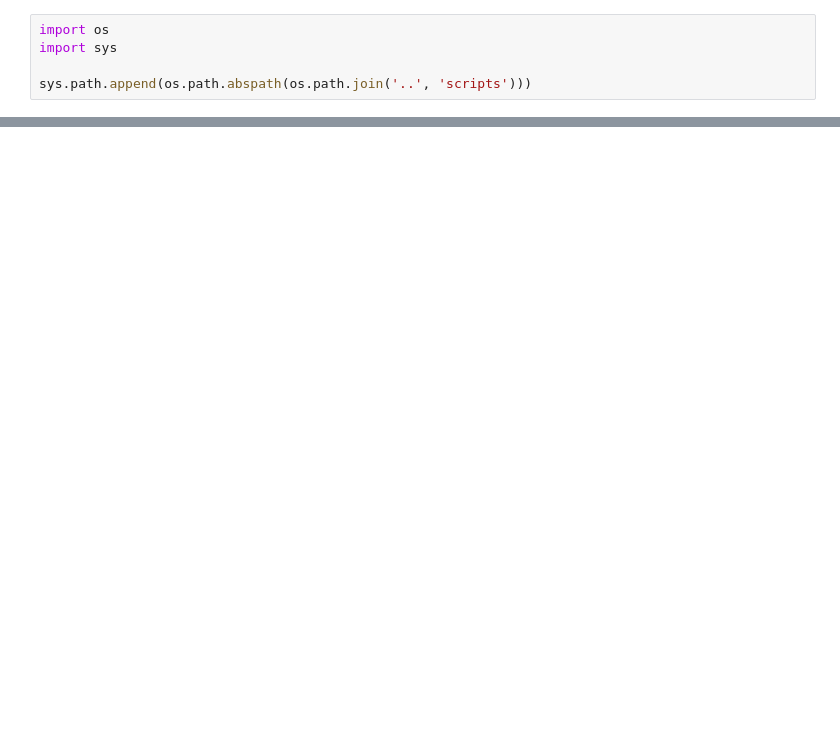
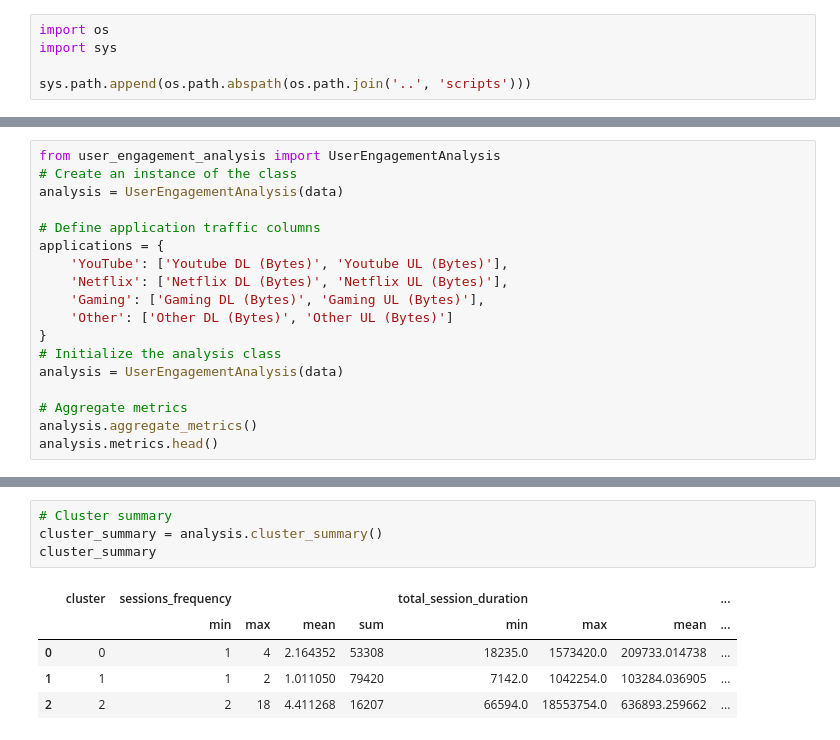
Before and after one commit to Abel-16/10-Academy-week-2, a Jupyter notebook: notebooks/user_engagement.ipynb, the cells around one changed output, grey strips where cells are left out. Saved outputs shown, nothing was run; the diff lists cells and outputs as text; blank space fills up the shorter version.

Commit message:
User Engagement Analysis

```diff
--- a/notebooks/user_engagement.ipynb
+++ b/notebooks/user_engagement.ipynb
@@ -12,0 +25,18 @@ ModuleNotFoundError: No module named 'seaborn'
+# %%
+from user_engagement_analysis import UserEngagementAnalysis
+# Create an instance of the class
+analysis = UserEngagementAnalysis(data)
+
+# Define application traffic columns
+applications = {
+    'YouTube': ['Youtube DL (Bytes)', 'Youtube UL (Bytes)'],
+    'Netflix': ['Netflix DL (Bytes)', 'Netflix UL (Bytes)'],
+    'Gaming': ['Gaming DL (Bytes)', 'Gaming UL (Bytes)'],
+    'Other': ['Other DL (Bytes)', 'Other UL (Bytes)']
+}
+# Initialize the analysis class
+analysis = UserEngagementAnalysis(data)
+
+# Aggregate metrics
+analysis.aggregate_metrics()
+analysis.metrics.head()
@@ -12,0 +93,10 @@ ModuleNotFoundError: No module named 'seaborn'
+# %%
+# Cluster summary
+cluster_summary = analysis.cluster_summary()
+cluster_summary
+# %% [output]
+|  | cluster | sessions_frequency |  |  |  | total_session_duration |  |  | ... |
+|  |  | min | max | mean | sum | min | max | mean | ... |
+| 0 | 0 | 1 | 4 | 2.164352 | 53308 | 18235.0 | 1573420.0 | 209733.014738 | ... |
+| 1 | 1 | 1 | 2 | 1.011050 | 79420 | 7142.0 | 1042254.0 | 103284.036905 | ... |
+| 2 | 2 | 2 | 18 | 4.411268 | 16207 | 66594.0 | 18553754.0 | 636893.259662 | ... |
```
Also changed, not shown: parts of 9 cells of this notebook, 1 other file.
